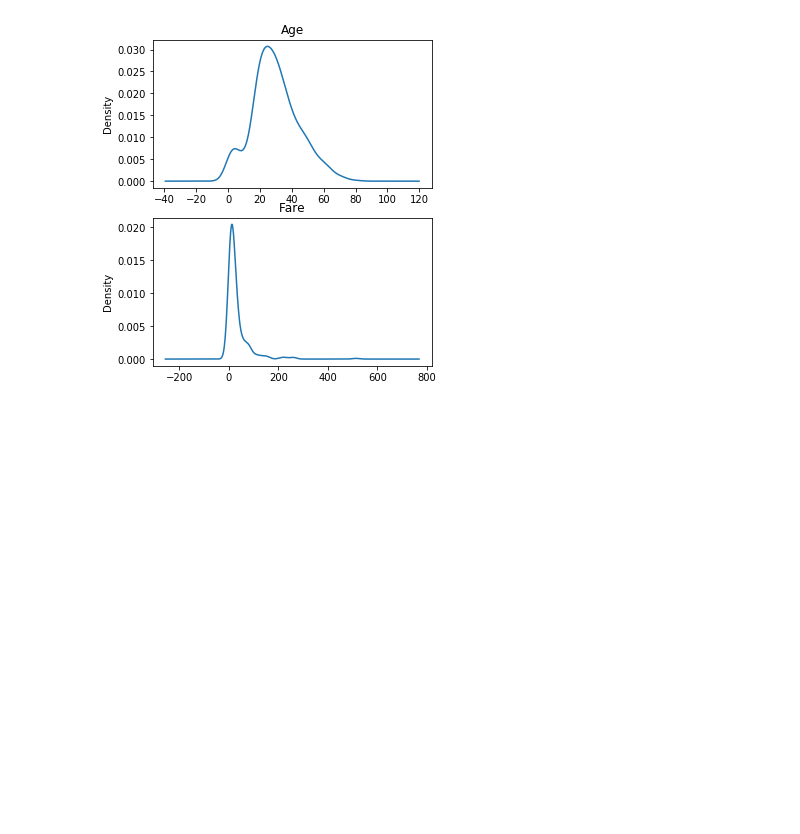
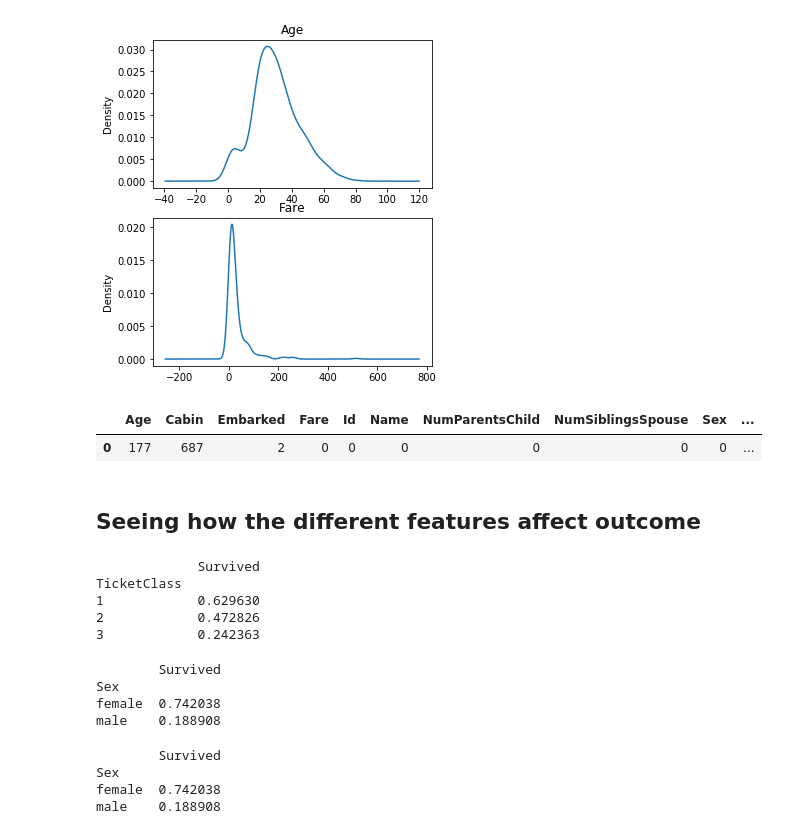
Before and after one commit to pengnam/kaggle-titanic, a Jupyter notebook: titanic.ipynb, the cells around one changed output. Saved outputs shown, nothing was run; the diff lists cells and outputs as text; code cells hidden in the pictures; blank space fills up the shorter version.

```diff
--- a/titanic.ipynb
+++ b/titanic.ipynb
@@ -15,3 +18,4 @@ test_df = pd.read_csv(test_data_path)
 # %%
 #Renaming columns so its easier to understand
-train_df.rename(inplace=True, columns={'PassengerId':'Id', 'Pclass':'TicketClass', 'SibSp':'NumSiblingsSpouse', 'Parch':'NumParentsChild', 'ticket':'TicketNumber', 'fare':'Fare', 'cabin':'CabinNumber', 'embarked':'PortEmbarked'})
+for dataset in all_data:
+    dataset.rename(inplace=True, columns={'PassengerId':'Id', 'Pclass':'TicketClass', 'SibSp':'NumSiblingsSpouse', 'Parch':'NumParentsChild', 'ticket':'TicketNumber', 'fare':'Fare', 'cabin':'CabinNumber', 'embarked':'PortEmbarked'})
@@ -44,3 +51,36 @@ for i, col_name in enumerate(col_list):
     train_df[col_name].plot(kind='density', ax=axes[i], title = col_name)
 # %% [output]
 [figure]
+# %%
+#Finding the number of null values in each column to see which column has a problem
+vals = {}
+for key in train_df.keys():
+    vals[key] = [train_df[key].isnull().sum()]
+pd.DataFrame.from_dict(vals)
+# %% [output]
+|  | Age | Cabin | Embarked | Fare | Id | Name | NumParentsChild | NumSiblingsSpouse | Sex | ... |
+| 0 | 177 | 687 | 2 | 0 | 0 | 0 | 0 | 0 | 0 | ... |
+# %% [markdown]
+## Seeing how the different features affect outcome
+# %%
+print(train_df[['TicketClass','Survived']].groupby(['TicketClass']).mean())
+# %% [output]
+             Survived
+TicketClass
+1            0.629630
+2            0.472826
+3            0.242363
+# %%
+print(train_df[["Sex", "Survived"]].groupby(['Sex']).mean())
+# %% [output]
+        Survived
+Sex
+female  0.742038
+male    0.188908
+# %%
+print(train_df[["Sex","Survived"]].groupby(["Sex"]).mean())
+# %% [output]
+        Survived
+Sex
+female  0.742038
+male    0.188908
```
Also changed, not shown: parts of 9 cells of this notebook.
